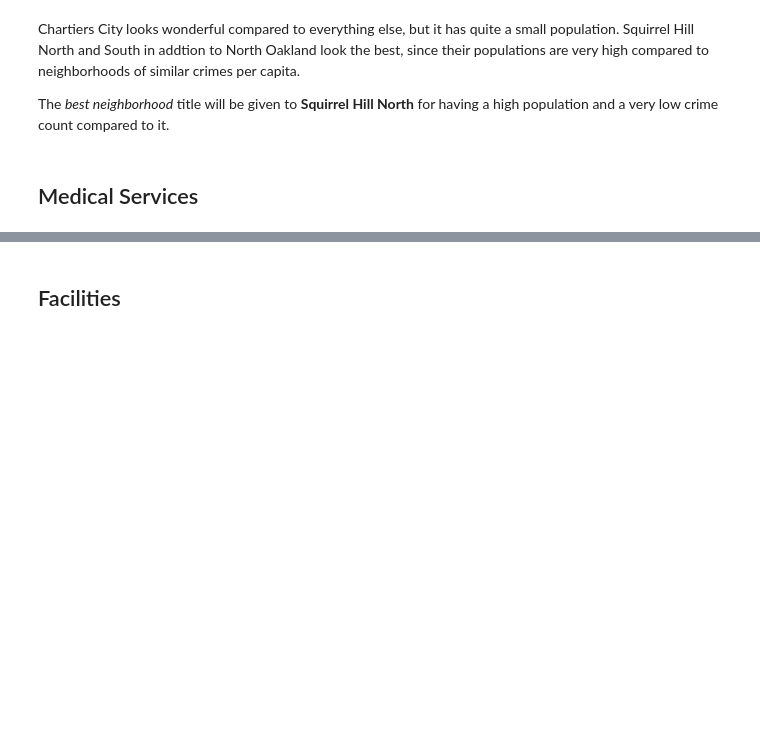
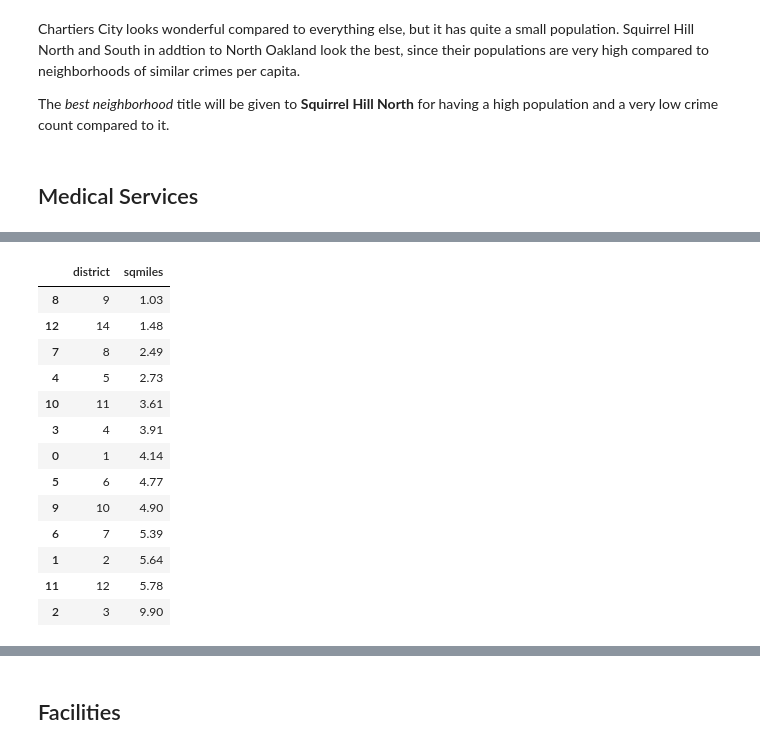
Before and after one commit to unexpval/finalproject, a Jupyter notebook: finalnotebook.ipynb, the cells around one changed output, grey strips where cells are left out. Saved outputs shown, nothing was run; the diff lists cells and outputs as text; code cells hidden in the pictures; blank space fills up the shorter version.

```diff
--- a/finalnotebook.ipynb
+++ b/finalnotebook.ipynb
@@ -93,0 +128,24 @@ The *best neighborhood* title will be given to **Squirrel Hill North** for havin
+# %%
+district_area = df_ems.groupby('district')['sqmiles'].sum().reset_index()
+
+district_area = district_area.sort_values(by='sqmiles')
+
+district_area
+#analyze coverage; smaller area = faster response
+#District 12 has the most subdivisions (4)
+#BUT still covers a large total area (5.78)
+# %% [output]
+|  | district | sqmiles |
+| 8 | 9 | 1.03 |
+| 12 | 14 | 1.48 |
+| 7 | 8 | 2.49 |
+| 4 | 5 | 2.73 |
+| 10 | 11 | 3.61 |
+| 3 | 4 | 3.91 |
+| 0 | 1 | 4.14 |
+| 5 | 6 | 4.77 |
+| 9 | 10 | 4.90 |
+| 6 | 7 | 5.39 |
+| 1 | 2 | 5.64 |
+| 11 | 12 | 5.78 |
+| 2 | 3 | 9.90 |
```
Also changed, not shown: parts of 4 cells of this notebook.
